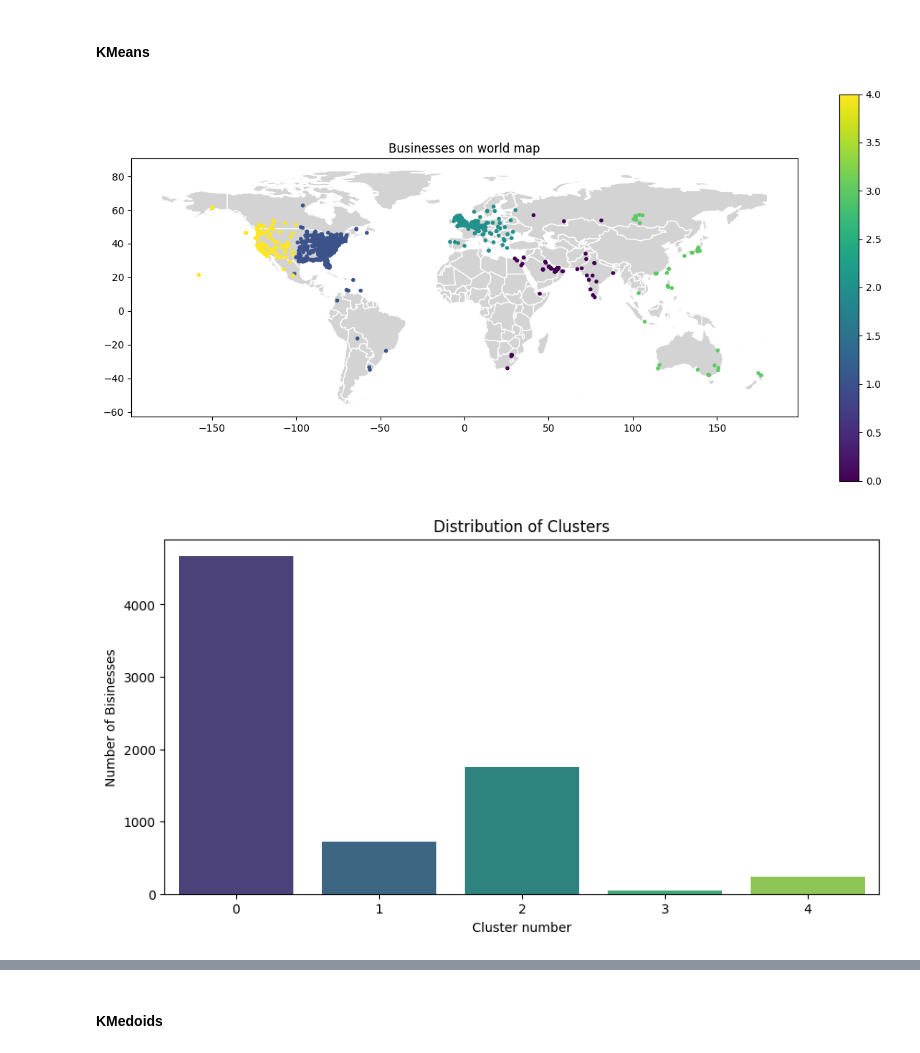
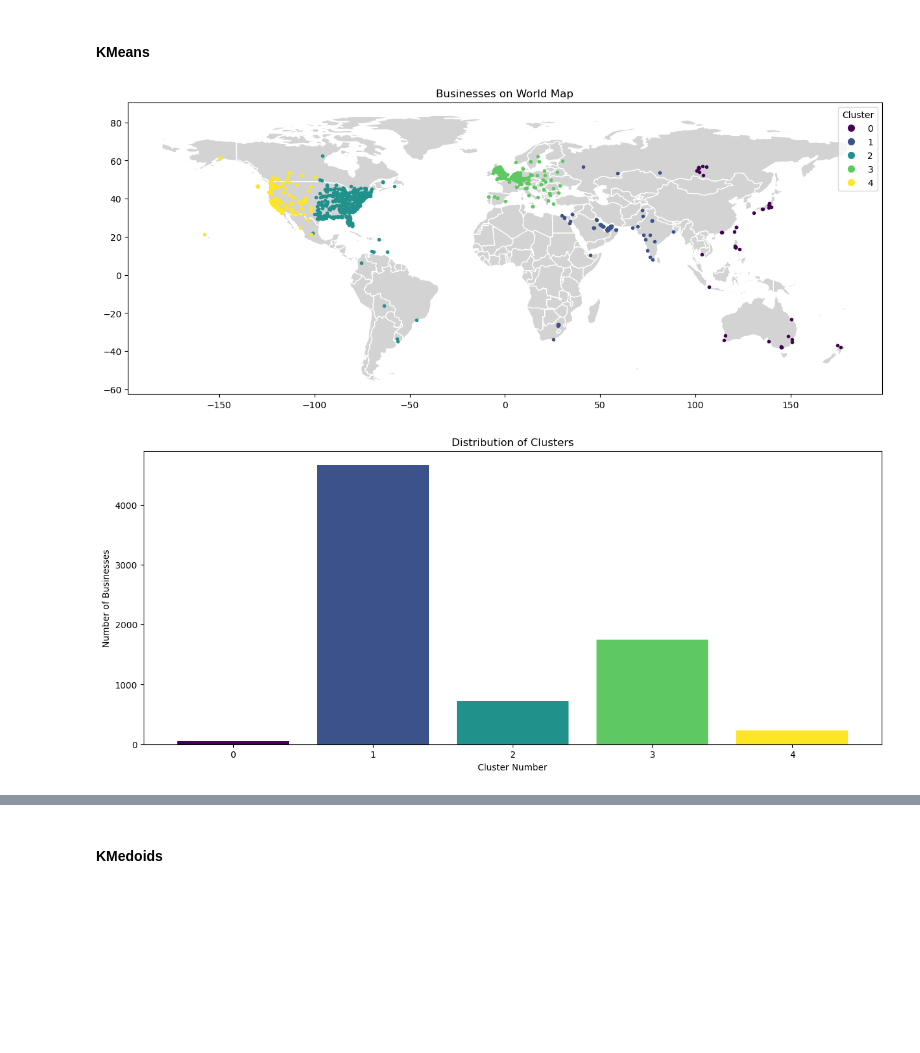
Before and after one commit to kwiatkowskaa/Location_Intelligence_Data_Clustering, a Jupyter notebook: Modelling.ipynb, the cells around one changed output, grey strips where cells are left out. Saved outputs shown, nothing was run; the diff lists cells and outputs as text; code cells hidden in the pictures; blank space fills up the shorter version.

Commit message:
map and data

```diff
--- a/Modelling.ipynb
+++ b/Modelling.ipynb
@@ -83,25 +70,47 @@ metrics_plots(X_train, max_k=15)
 # %% [markdown]
 #### Results functions
 # %%
-def drawMap(data, labels):
+def createColorMap(labels):
+    unique_labels = np.unique(labels)
+    cmap = cm.get_cmap('viridis', len(unique_labels))
+    category_colors = {label: cmap(i) for i, label in enumerate(unique_labels)}
+    return category_colors
 
+def drawMap(data, labels, category_colors):
     gdf = gpd.GeoDataFrame(data, geometry=gpd.points_from_xy(X_train_lat_long['longitude'], X_train_lat_long['latitude']))
+
     world = gpd.read_file(gpd.datasets.get_path('naturalearth_lowres'))
     world = world[(world.name != "Antarctica")]
-    world.plot(figsize=(15, 7), color='lightgray', edgecolor='white')
-    gdf.plot(ax=plt.gca(), marker='o', column=labels, markersize=9, legend=True)
-    plt.title('Businesses on world map')
+
+
+    fig, ax = plt.subplots(figsize=(15, 7))
+    world.plot(ax=ax, color='lightgray', edgecolor='white')
+
+    for label, color in category_colors.items():
+        subset = gdf[labels == label]
+        subset.plot(ax=ax, marker='o', color=color, markersize=9, label=label)
+
+    legend_elements = [Line2D([0], [0], marker='o', color='w', label=label,
+                              markerfacecolor=color, markersize=9)
+                       for label, color in category_colors.items()]
+
+    ax.legend(handles=legend_elements, loc='upper right', title='Cluster')
+
+    plt.title('Businesses on World Map')
     plt.show()
 
-def CountClasters(labels):
+def CountClusters(labels, category_colors):
     df = pd.DataFrame({"labels": labels})
     value_counts = df["labels"].value_counts()
 
-    plt.figure(figsize=(10, 5))
-    sns.barplot(x=value_counts.index, y=value_counts.values, palette='viridis')
+    counts = value_counts.values
+    clusters = value_counts.index
+
+    plt.figure(figsize=(15, 6))
+    bars = plt.bar(clusters, counts, color=[category_colors[c] for c in clusters])
     plt.title('Distribution of Clusters')
-    plt.xlabel('Cluster number')
-    plt.ylabel('Number of Bisinesses')
+    plt.xlabel('Cluster Number')
+    plt.ylabel('Number of Businesses')
     plt.show()
 
 def calculateScores(data, labels):
@@ -122,10 +131,11 @@ kmeans = KMeans(n_clusters=5, random_state=42)
 kmeans.fit(X_train)
 labels = kmeans.predict(X_train)
 # %%
-drawMap(X_train, labels)
-CountClasters(labels)
+category_colors = createColorMap(labels)
+drawMap(X_train, labels, category_colors)
+CountClusters(labels, category_colors)
 # %% [output]
-[figure, old version]
+[figure, new version]
-[figure, old version]
+[figure, new version]
 # %%
 calculateScores(X_train, labels)
```
Also changed, not shown: parts of 14 cells of this notebook, 4 other files.
